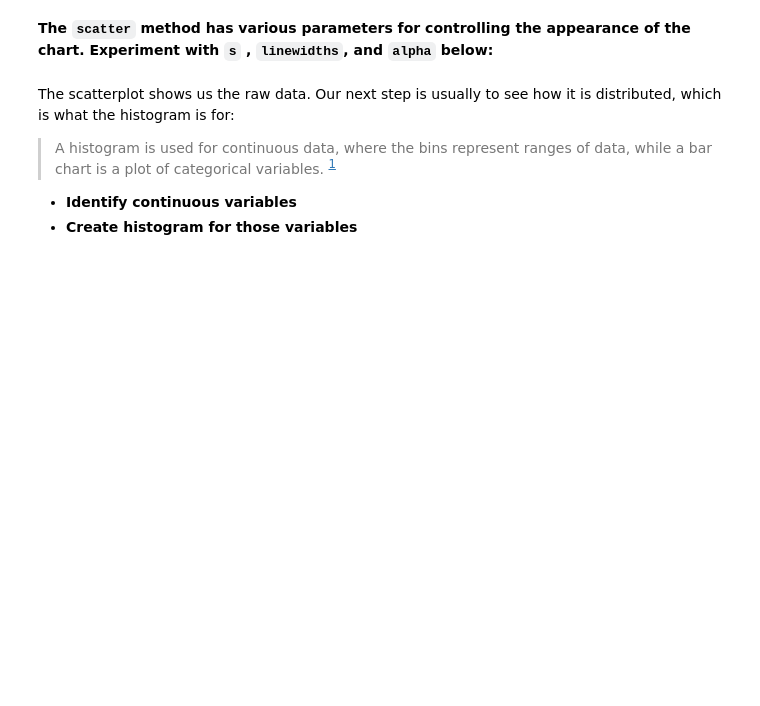
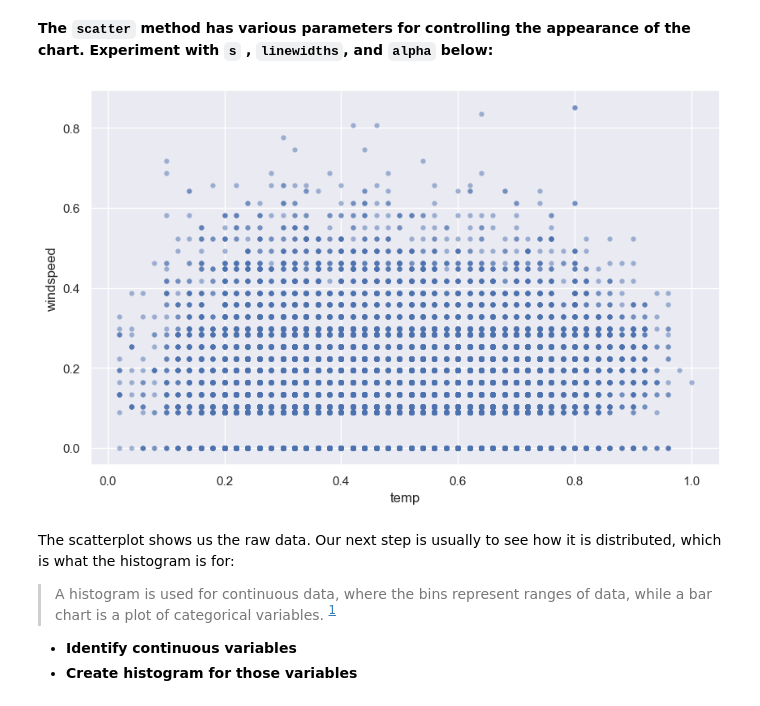
Before and after one commit to VeraLyu2022/iod, a Jupyter notebook: Module 2/Lab 2/IOD_Lab-2_1_2.ipynb, the cells around one changed output. Saved outputs shown, nothing was run; the diff lists cells and outputs as text; code cells hidden in the pictures; blank space fills up the shorter version.

```diff
--- a/Module 2/Lab 2/IOD_Lab-2_1_2.ipynb
+++ b/Module 2/Lab 2/IOD_Lab-2_1_2.ipynb
@@ -84,3 +96,9 @@ bikes.plot.scatter('windspeed', 'temp')
+# %%
+#ANSWER
+bikes.plot.scatter('temp', 'windspeed', s= 20, linewidths=0.01, alpha=0.5 )
+plt.show()
+# %% [output]
+[figure, added]
 # %% [markdown]
 The scatterplot shows us the raw data. Our next step is usually to see how it is distributed, which is what the histogram is for:
 
```
Also changed, not shown: parts of 60 cells of this notebook, 11 other files.
